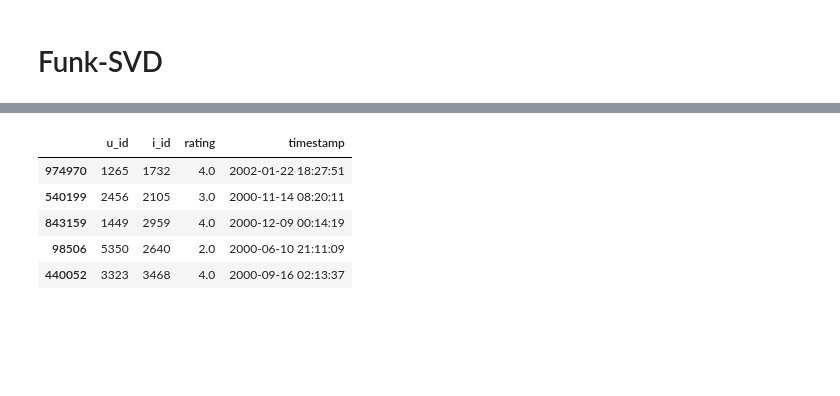
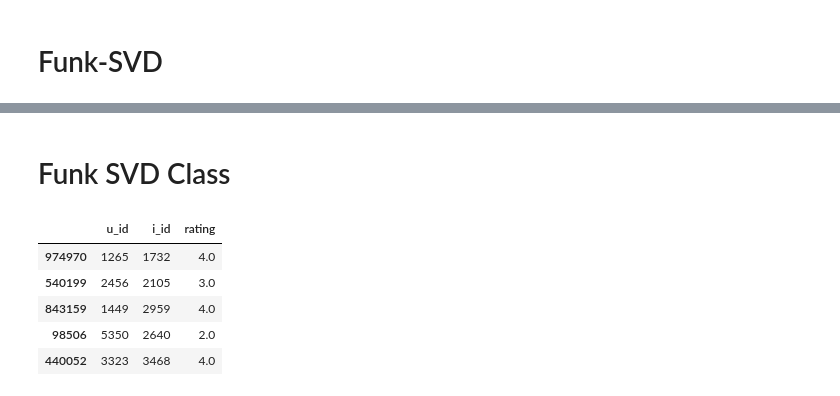
Before and after one commit to danielkorat/recommend, a Jupyter notebook: recommend.ipynb, the cells around one changed output, grey strips where cells are left out. Cells and saved outputs as stored; diff of their text form; code cells hidden in the pictures; blank space fills up the shorter version.

```diff
--- a/recommend.ipynb
+++ b/recommend.ipynb
@@ -289,0 +390,2 @@ seed_everything()
+# %% [markdown]
+# Funk SVD Class
@@ -296,30 +540,30 @@ random.seed(SEED)
 test_indices = np.array(random.sample(list(np.argwhere(R_df.values>0)), 2500))
 # %%
-df = fetch_ml_ratings(variant='1m')
+df = fetch_ml_ratings().drop(columns=['timestamp'])
 
 def split(df, R_df, test_indices):
     x_indices = test_indices[:,0]
     y_indices = test_indices[:,1]
     u_ids = R_df.index[x_indices].astype(int)
     i_ids = R_df.columns[y_indices].astype(int)
 
     test = []
     for u_id, i_id in zip(u_ids, i_ids):
         test.append(df.loc[(df['u_id'] == u_id) & (df['i_id'] == i_id)])
     test_df = pd.concat(test)
     train_df= df.drop(test_df.index.tolist())
 
     return train_df, test_df
 
 train_df, test_df = split(df, R_df, test_indices)
 test_df.head()
 # %% [output]
-|  | u_id | i_id | rating | timestamp |
-| 974970 | 1265 | 1732 | 4.0 | 2002-01-22 18:27:51 |
-| 540199 | 2456 | 2105 | 3.0 | 2000-11-14 08:20:11 |
-| 843159 | 1449 | 2959 | 4.0 | 2000-12-09 00:14:19 |
-| 98506 | 5350 | 2640 | 2.0 | 2000-06-10 21:11:09 |
-| 440052 | 3323 | 3468 | 4.0 | 2000-09-16 02:13:37 |
+|  | u_id | i_id | rating |
+| 974970 | 1265 | 1732 | 4.0 |
+| 540199 | 2456 | 2105 | 3.0 |
+| 843159 | 1449 | 2959 | 4.0 |
+| 98506 | 5350 | 2640 | 2.0 |
+| 440052 | 3323 | 3468 | 4.0 |
 # %%
 def funk(train, test, **kw):
     hparams = '\n'.join(map(str, kw.items()))
```
Also changed, not shown: parts of 17 cells of this notebook, 2 other files.
